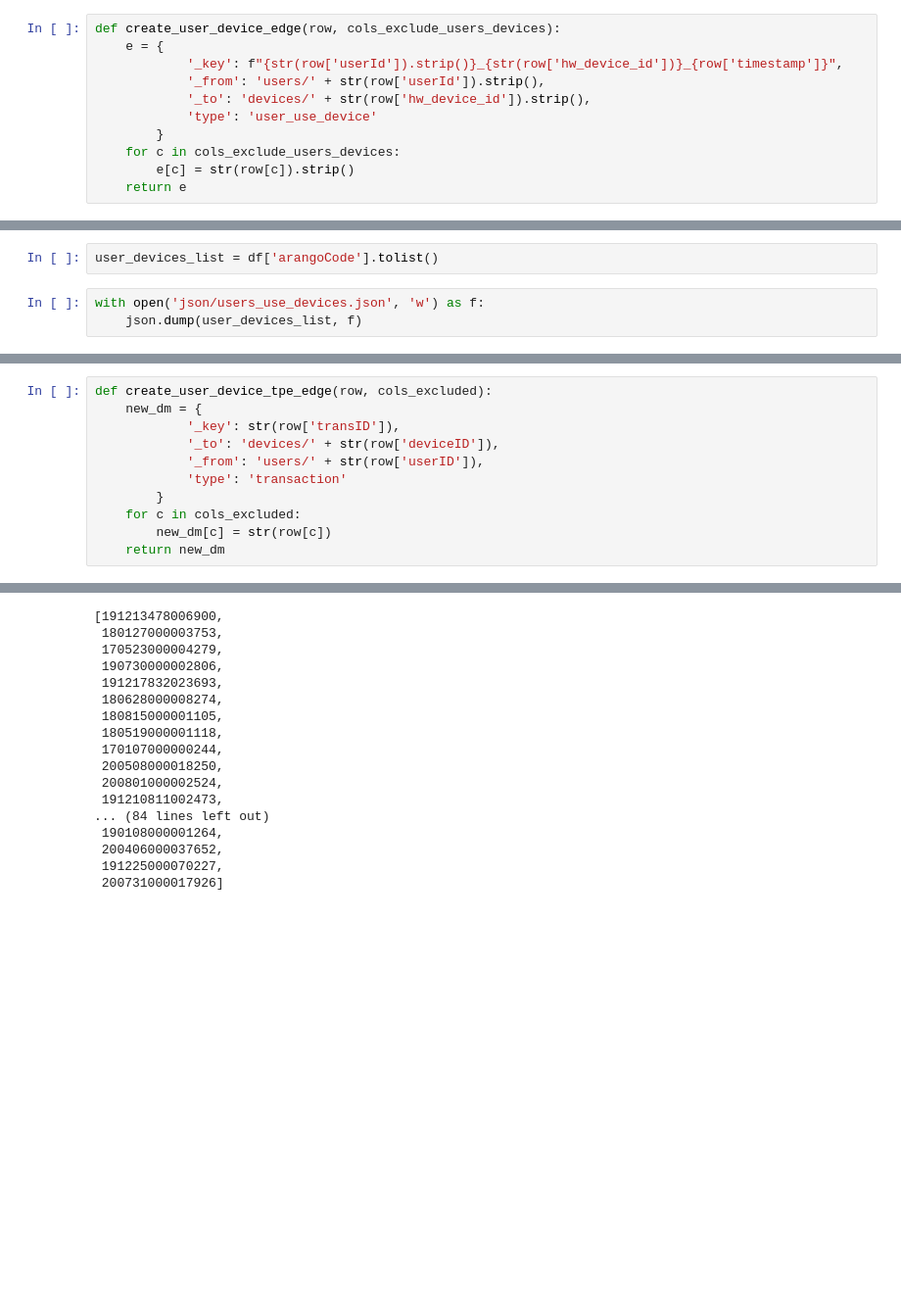
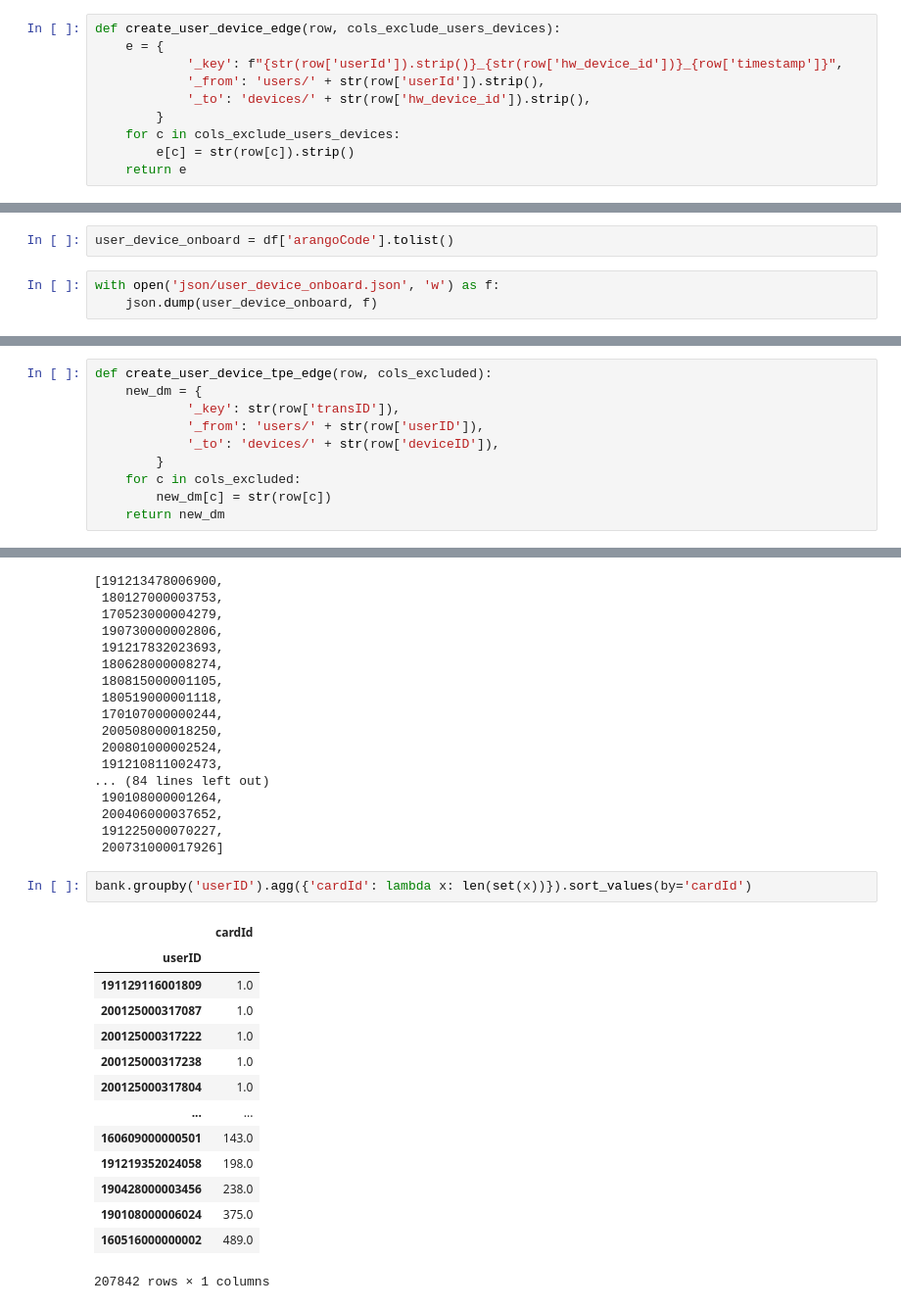
Before and after one commit to anthonyhungnguyen/internship, a Jupyter notebook: module-4-final/data/UsersDevices.ipynb, the cells around one changed output, grey strips where cells are left out. Shown at 98% size. Cells and saved outputs as stored; diff of their text form; blank space fills up the shorter version.

```diff
--- a/module-4-final/data/UsersDevices.ipynb
+++ b/module-4-final/data/UsersDevices.ipynb
@@ -275,7 +273,6 @@ def create_user_device_edge(row, cols_exclude_users_devices):
             '_key': f"{str(row['userId']).strip()}_{str(row['hw_device_id'])}_{row['timestamp']}",
             '_from': 'users/' + str(row['userId']).strip(),
             '_to': 'devices/' + str(row['hw_device_id']).strip(),
-            'type': 'user_use_device'
         }
     for c in cols_exclude_users_devices:
         e[c] = str(row[c]).strip()
@@ -284,9 +281,9 @@ def create_user_device_edge(row, cols_exclude_users_devices):
 cols_exclude_users_devices = set(df.columns) - set(['userId', 'hw_device_id', 'installed_packages', 'system_packages', 'list_of_wifi', 'ringtone'])
 df['arangoCode'] = df.apply(lambda row: create_user_device_edge(row, cols_exclude_users_devices), 1)
 # %%
-user_devices_list = df['arangoCode'].tolist()
+user_device_onboard = df['arangoCode'].tolist()
 # %%
-with open('json/users_use_devices.json', 'w') as f:
-    json.dump(user_devices_list, f)
+with open('json/user_device_onboard.json', 'w') as f:
+    json.dump(user_device_onboard, f)
 # %%
 # Convert json to jsonl
@@ -404,9 +401,8 @@ ignored:          0
 def create_user_device_tpe_edge(row, cols_excluded):
     new_dm = {
             '_key': str(row['transID']),
+            '_from': 'users/' + str(row['userID']),
             '_to': 'devices/' + str(row['deviceID']),
-            '_from': 'users/' + str(row['userID']),
-            'type': 'transaction'
         }
     for c in cols_excluded:
         new_dm[c] = str(row[c])
@@ -763,3 +759,20 @@ df.groupby('userId').agg({'hw_device_id': lambda x: len(set(x))}).sort_values('h
  200406000037652,
  191225000070227,
  200731000017926]
+# %%
+bank.groupby('userID').agg({'cardId': lambda x: len(set(x))}).sort_values(by='cardId')
+# %% [output]
+|  | cardId |
+| userID |  |
+| 191129116001809 | 1.0 |
+| 200125000317087 | 1.0 |
+| 200125000317222 | 1.0 |
+| 200125000317238 | 1.0 |
+| 200125000317804 | 1.0 |
+| ... | ... |
+| 160609000000501 | 143.0 |
+| 191219352024058 | 198.0 |
+| 190428000003456 | 238.0 |
+| 190108000006024 | 375.0 |
+| 160516000000002 | 489.0 |
+207842 rows × 1 columns
```
Also changed, not shown: parts of 5 cells of this notebook, 10 other files.
